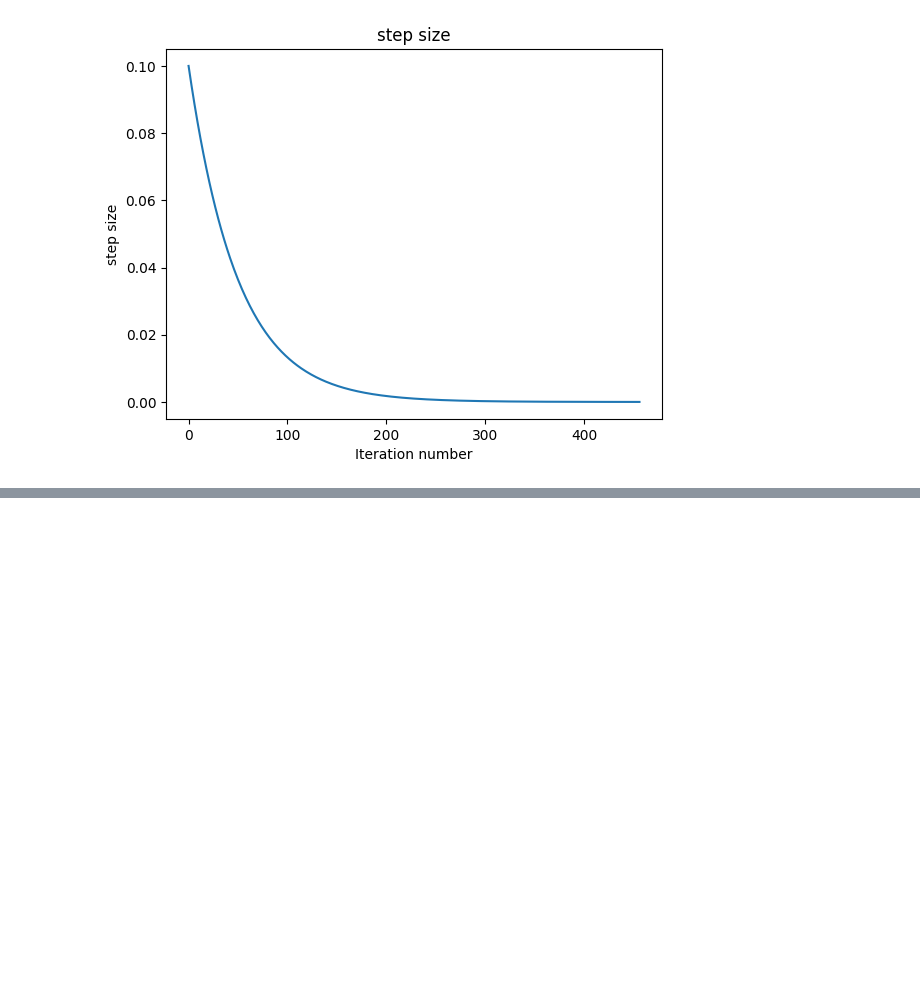
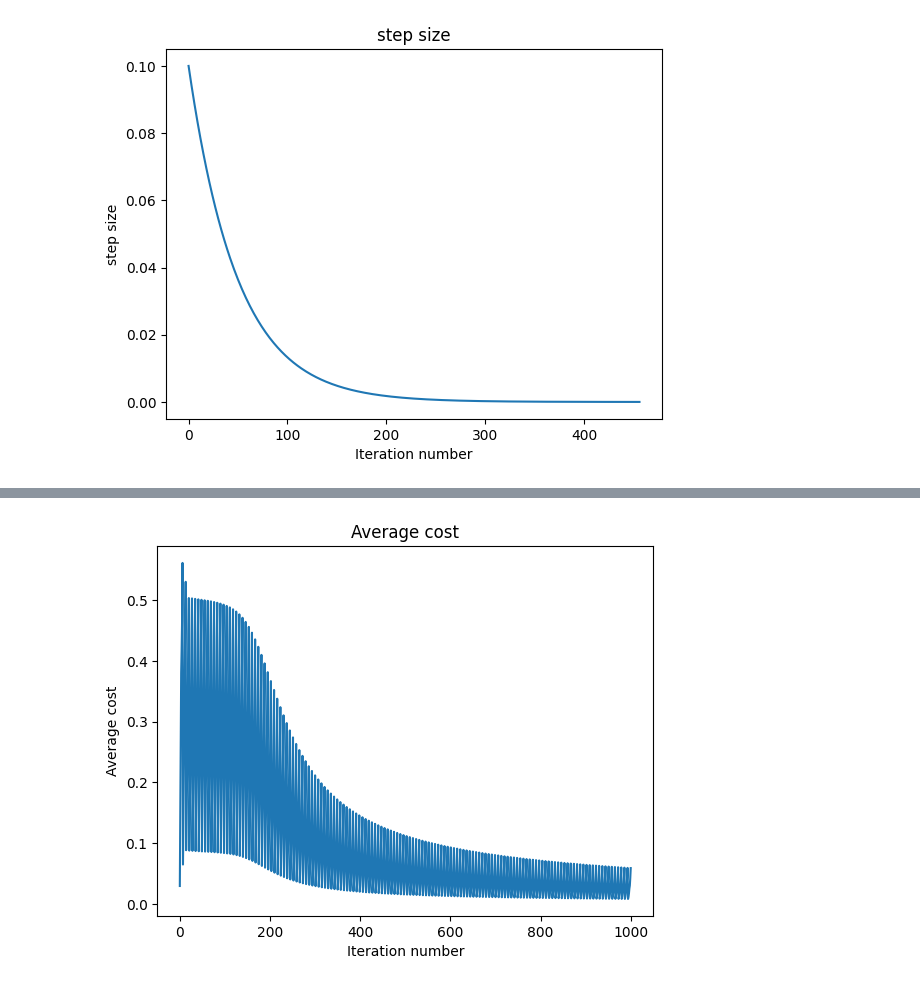
Before and after one commit to linearAlgebra2024/-2, a Jupyter notebook: 5.ipynb, the cells around one changed output, grey strips where cells are left out. Cells and saved outputs as stored; diff of their text form; code cells hidden in the pictures; blank space fills up the shorter version.

```diff
--- a/5.ipynb
+++ b/5.ipynb
@@ -329,3 +329,77 @@ Min Value of Cost Function is x=4.99950726213442.
 450/1000,x=5.000563,f(x)=-20.000000,gradient=0.000011,gradient sign=+
 Min Value of Cost Function is x=5.000498954013208.
 [figure]
+# %%
+import matplotlib.pyplot as plt
+import numpy as np
+
+def sigmoid(x):
+  return 1/(1+np.exp(-x))
+
+def sigmoid_derivative(x):
+  return sigmoid(x)*(1-sigmoid(x))
+
+def feed_forward(x,W1,W2,b1,b2):
+  a1=x
+  z2=np.dot(W1,a1)+b1
+  a2=sigmoid(z2)
+  z3=np.dot(W2,a2)+b2
+  a3=sigmoid(z3)
+  return a1, a2, a3, z2, z3
+
+node_size = {'input_layer_size':3,
+             'hidden_layer_size': 3,
+             'output_layer_size':1
+             }
+learning_rate = 2.0
+w2=np.random.random((node_size['output_layer_size'],node_size['hidden_layer_size']))
+w1=np.random.random((node_size['hidden_layer_size'],node_size['input_layer_size']))
+b2=np.random.random(node_size['output_layer_size'])
+b1=np.random.random(node_size['hidden_layer_size'])
+X=np.array([[1,0,0],[0,0,1],[0,1,1],[1,0,1],[1,1,0],[0,1,0],[1,1,1]])
+Y=np.array([1,0,0,0,1,1,0])
+count=0
+max_iteration=1000
+dataset_size=len(Y)
+list_average_cost=[]
+
+while count < max_iteration:
+  dw2=np.zeros((node_size['output_layer_size'],node_size['hidden_layer_size']))
+  dw1=np.zeros((node_size['hidden_layer_size'],node_size['input_layer_size']))
+  db2=np.zeros(node_size['output_layer_size'])
+  db1=np.zeros(node_size['hidden_layer_size'])
+  average_cost=0
+  for x,y in zip(X,Y):
+    a1,a2,a3,z2,z3 = feed_forward(x,w1,w2,b1,b2)
+
+    delta3=-(y-a3)*sigmoid_derivative(z3)
+    average_cost+=np.linalg.norm((y-a3),2)/dataset_size
+
+    delta2=np.dot(w2.T,delta3)*sigmoid_derivative(z2)
+    dw2+=np.dot(delta3[:,np.newaxis],np.transpose(a2[:,np.newaxis]))/dataset_size
+    db2+=delta3/dataset_size
+    dw1+=np.dot(delta2[:,np.newaxis],np.transpose(a1[:,np.newaxis]))/dataset_size
+    db1+=delta2/dataset_size
+
+    w2+=-learning_rate*dw2
+    b2+=-learning_rate*db2
+    w1+=-learning_rate*dw1
+    b1+=-learning_rate*db1
+
+    list_average_cost.append(average_cost)
+    if count%100 == 0:
+      print('{}/{} cost:{}'.format(count,max_iteration,average_cost))
+    count+=1
+
+Figure,ax=plt.subplots(1,1)
+ax.title.set_text('Average cost')
+ax.plot(list_average_cost)
+ax.set_ylabel('Average cost')
+ax.set_xlabel('Iteration number')
+plt.show()
+
+for x,y in zip(X,Y):
+  a1,a2,a3,z2,z3 = feed_forward(x,w1,w2,b1,b2)
+  print(y)
+  print(a3)
+# %% [output]
@@ -331,0 +417 @@ Min Value of Cost Function is x=5.000498954013208.
+[figure, added]
```
Also changed, not shown: parts of 1 cell of this notebook.
